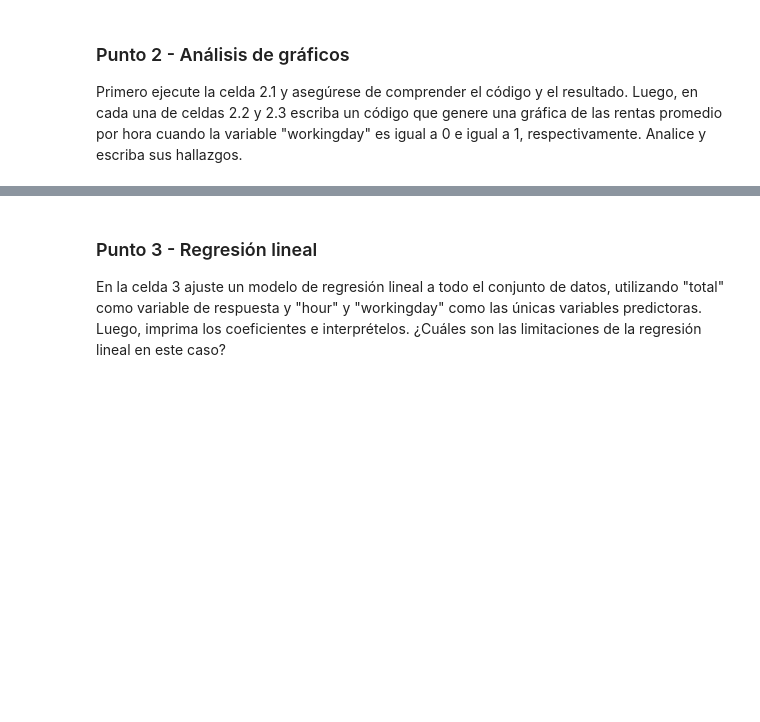
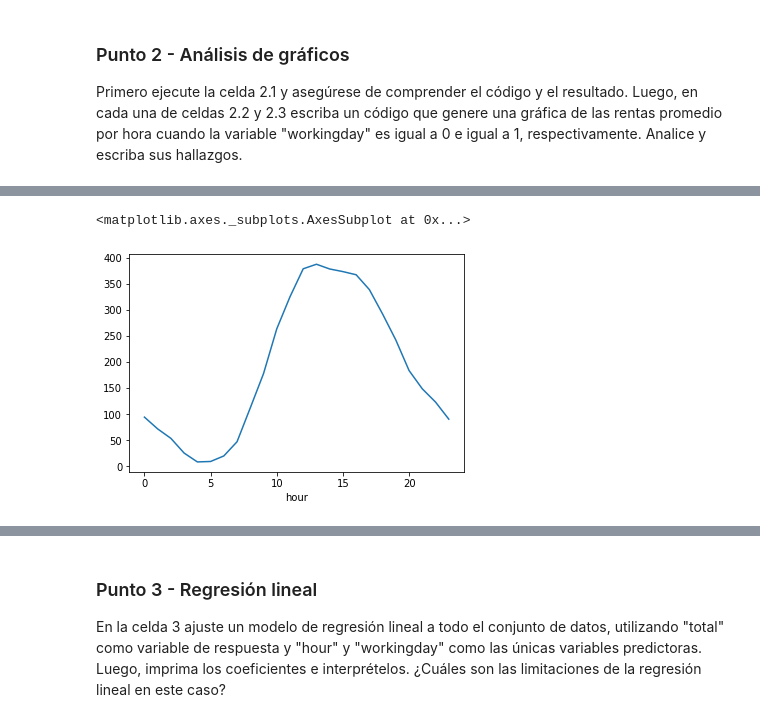
Before and after one commit to albahnsen/MIAD_ML_and_NLP, a Jupyter notebook: Semana 1/S1TC1_arboles_ensamblajes.ipynb, the cells around one changed output, grey strips where cells are left out. Drawn from its saved outputs; the diff is of its cells as text; code cells hidden in the pictures; blank space fills up the shorter version.

```diff
--- a/Semana 1/S1TC1_arboles_ensamblajes.ipynb
+++ b/Semana 1/S1TC1_arboles_ensamblajes.ipynb
@@ -50,4 +116,8 @@ bikes.groupby('hour').total.mean().plot()
 # %%
 # Celda 2.2 - "workingday"=0 escriba su código y hallazgos
+bikes[bikes['workingday']==0].groupby('hour').total.mean().plot()
+# %% [output]
+<matplotlib.axes._subplots.AxesSubplot at 0x...>
+[figure, added]
 # %%
 # Celda 2.3 - "workingday"=1 escriba su código y hallazgos
```
Also changed, not shown: parts of 8 cells of this notebook, 2 other files.
